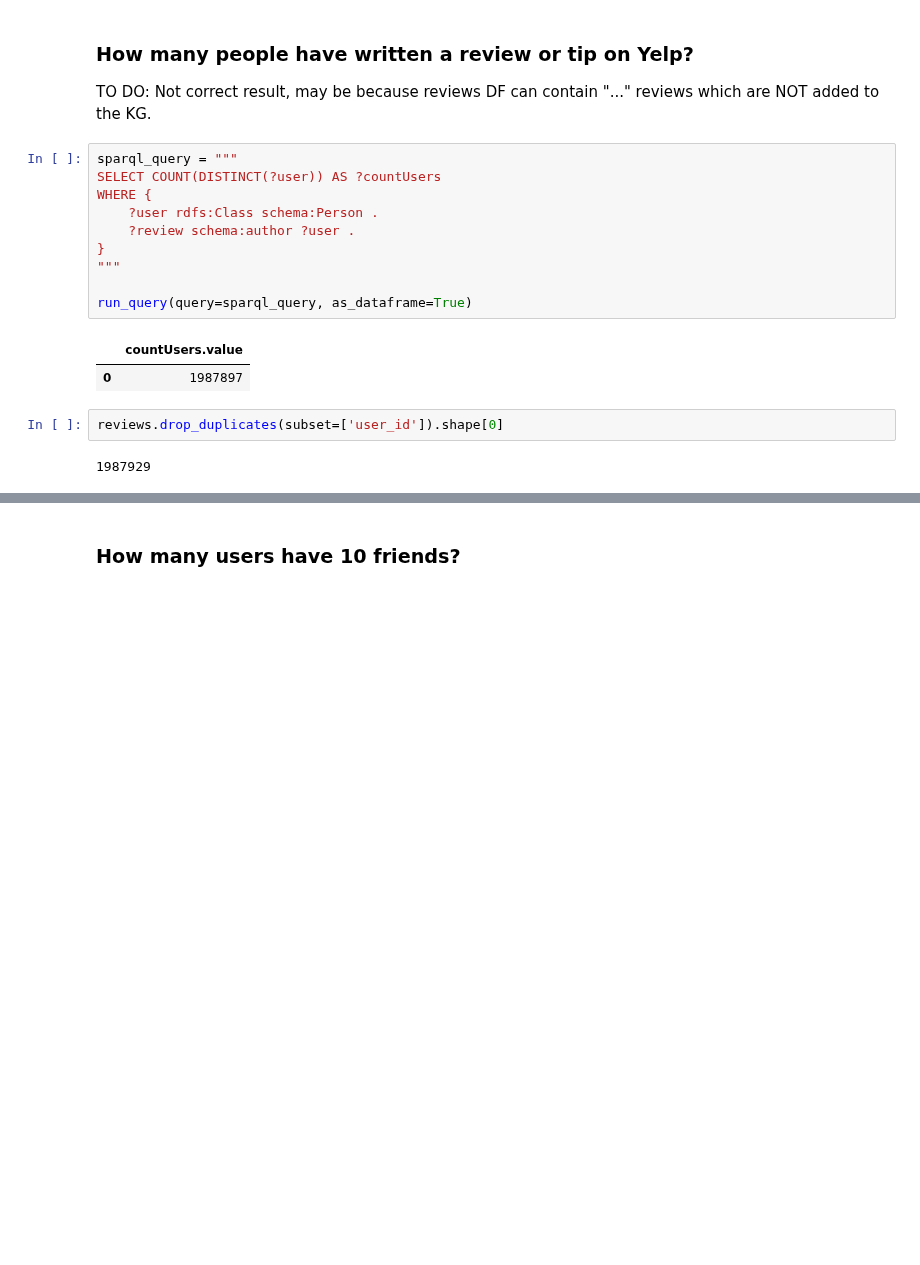
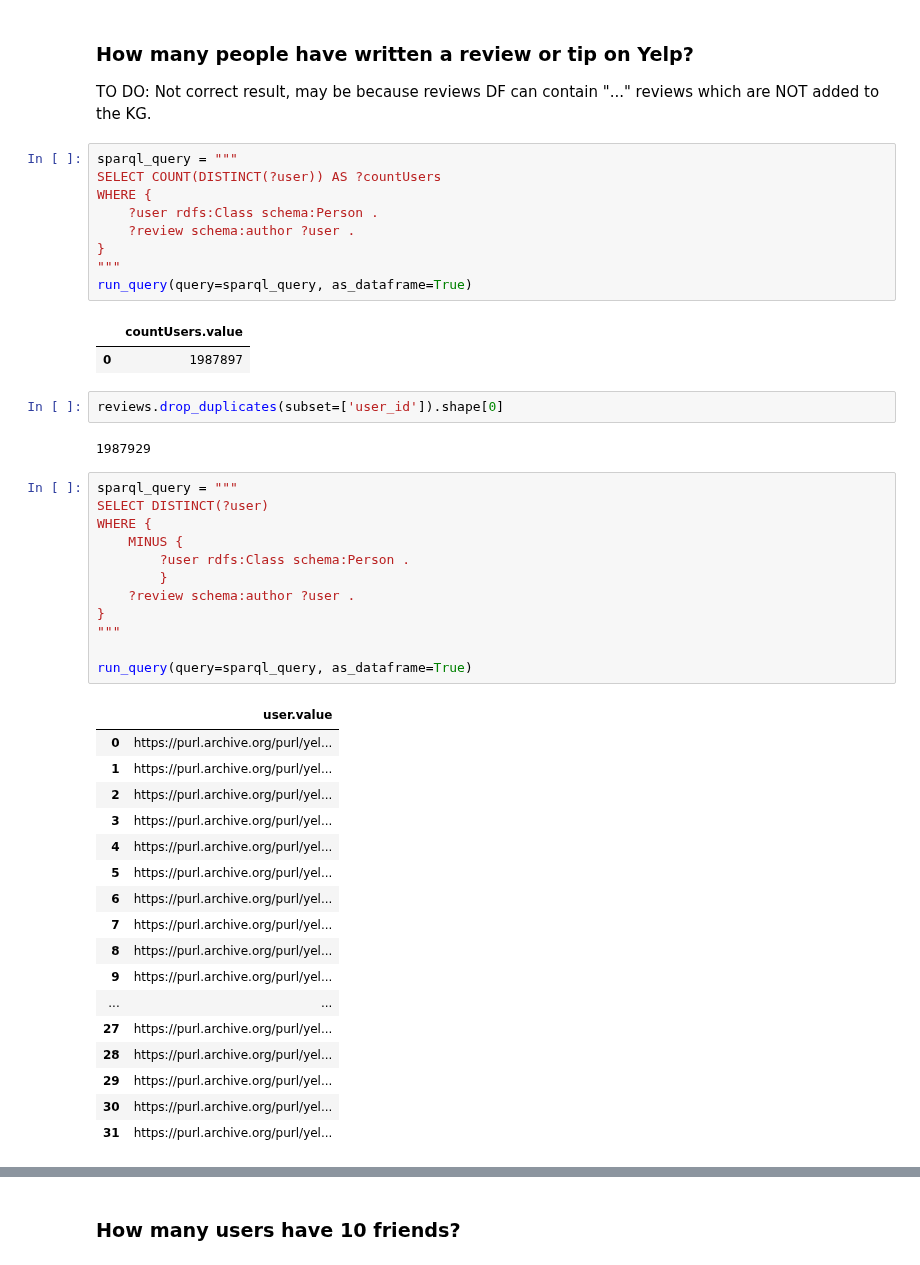
Before and after one commit to christiannielsen98/DVML-P7, a Jupyter notebook: Code/CompetencyQuestions/yelp_competency_question.ipynb, the cells around one changed output, grey strips where cells are left out. Cells and saved outputs as stored; diff of their text form; blank space fills up the shorter version.

```diff
--- a/Code/CompetencyQuestions/yelp_competency_question.ipynb
+++ b/Code/CompetencyQuestions/yelp_competency_question.ipynb
@@ -318,7 +283,6 @@ WHERE {
     ?review schema:author ?user .
 }
 """
-
 run_query(query=sparql_query, as_dataframe=True)
 # %% [output]
 |  | countUsers.value |
@@ -327,3 +291,33 @@ run_query(query=sparql_query, as_dataframe=True)
 reviews.drop_duplicates(subset=['user_id']).shape[0]
 # %% [output]
 1987929
+# %%
+sparql_query = """
+SELECT DISTINCT(?user)
+WHERE {
+    MINUS {
+        ?user rdfs:Class schema:Person .
+        }
+    ?review schema:author ?user .
+}
+"""
+
+run_query(query=sparql_query, as_dataframe=True)
+# %% [output]
+|  | user.value |
+| 0 | https://purl.archive.org/purl/yel... |
+| 1 | https://purl.archive.org/purl/yel... |
+| 2 | https://purl.archive.org/purl/yel... |
+| 3 | https://purl.archive.org/purl/yel... |
+| 4 | https://purl.archive.org/purl/yel... |
+| 5 | https://purl.archive.org/purl/yel... |
+| 6 | https://purl.archive.org/purl/yel... |
+| 7 | https://purl.archive.org/purl/yel... |
+| 8 | https://purl.archive.org/purl/yel... |
+| 9 | https://purl.archive.org/purl/yel... |
+| ... | ... |
+| 27 | https://purl.archive.org/purl/yel... |
+| 28 | https://purl.archive.org/purl/yel... |
+| 29 | https://purl.archive.org/purl/yel... |
+| 30 | https://purl.archive.org/purl/yel... |
+| 31 | https://purl.archive.org/purl/yel... |
```
Also changed, not shown: parts of 29 cells of this notebook, 11 other files.
